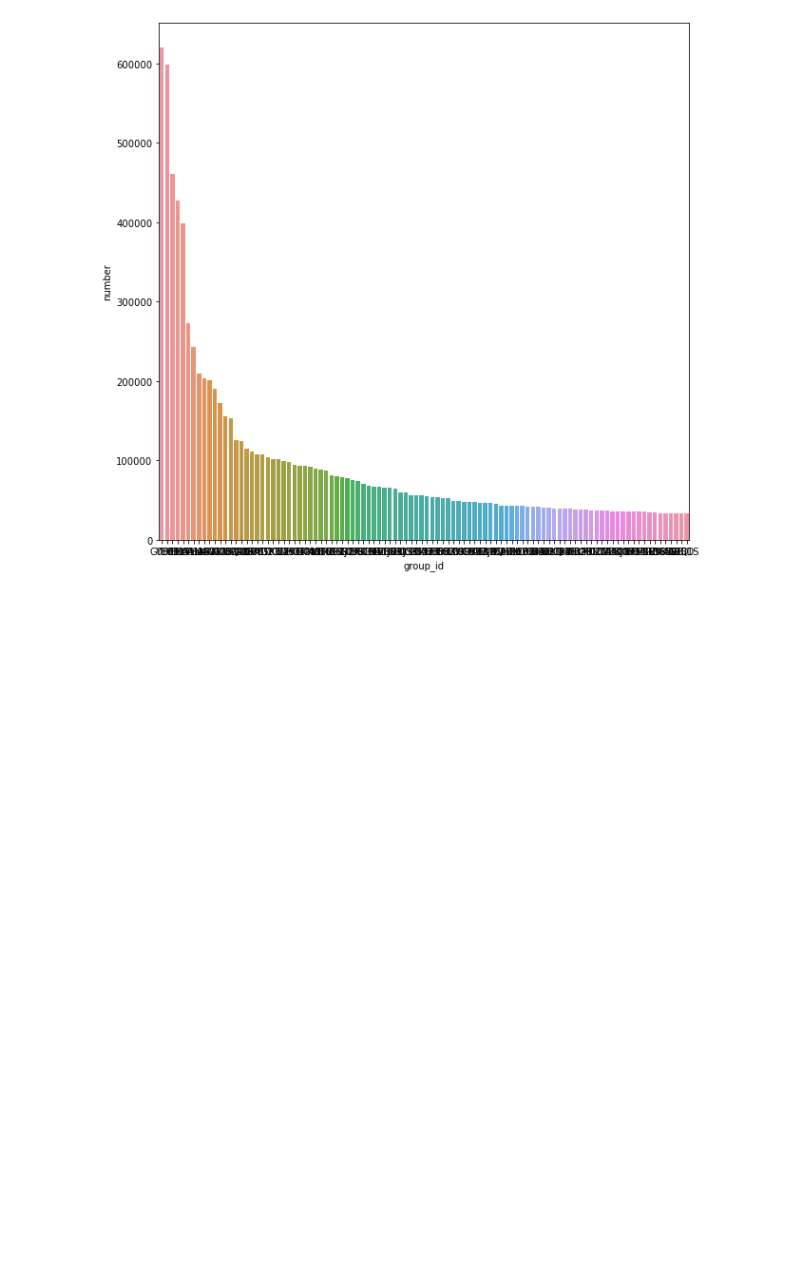
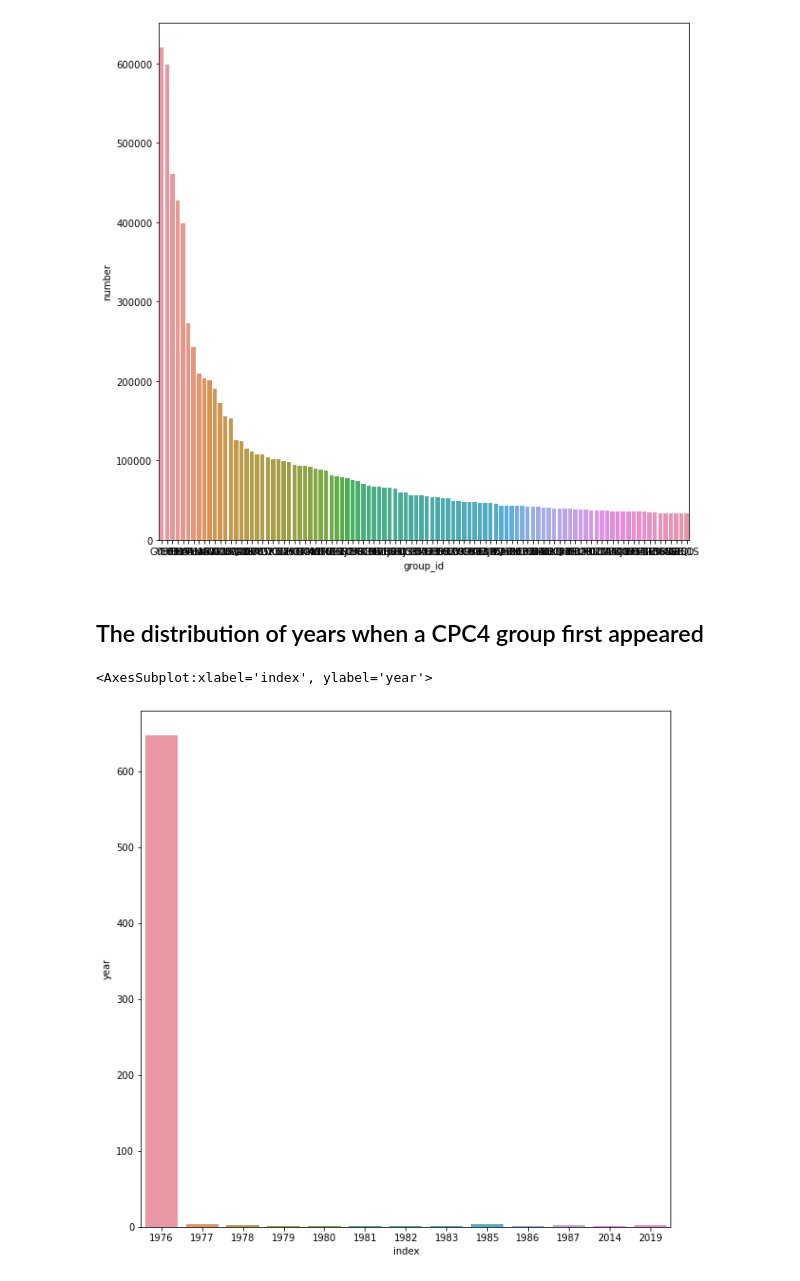
Before and after one commit to boreshkinai/patent-analysis, a Jupyter notebook: PatentsEDA.ipynb, the cells around one changed output. Cells and saved outputs as stored; diff of their text form; code cells hidden in the pictures; blank space fills up the shorter version.

Commit message:
full CPC code appearance

```diff
--- a/PatentsEDA.ipynb
+++ b/PatentsEDA.ipynb
@@ -360,3 +363,18 @@ sns.barplot(x='group_id', y='number',
 # %% [output]
 <AxesSubplot:xlabel='group_id', ylabel='number'>
 [figure]
+# %% [markdown]
+## The distribution of years when a CPC4 group first appeared
+# %%
+CPC4_code_appearance = ddf.map_partitions(lambda x: x[['group_id', 'date']].drop_duplicates().\
+                                     groupby('group_id').min()).compute()
+CPC4_code_appearance['year'] = CPC4_code_appearance['date'].dt.year
+
+CPC4_code_appearance = CPC4_code_appearance.groupby('group_id').year.min()
+
+fig1, ax1 = plt.subplots(figsize=(10,10))
+sns.barplot(x='index', y='year',
+            data=CPC4_code_appearance.value_counts().to_frame().reset_index())
+# %% [output]
+<AxesSubplot:xlabel='index', ylabel='year'>
+[figure, added]
```
Also changed, not shown: parts of 9 cells of this notebook.
